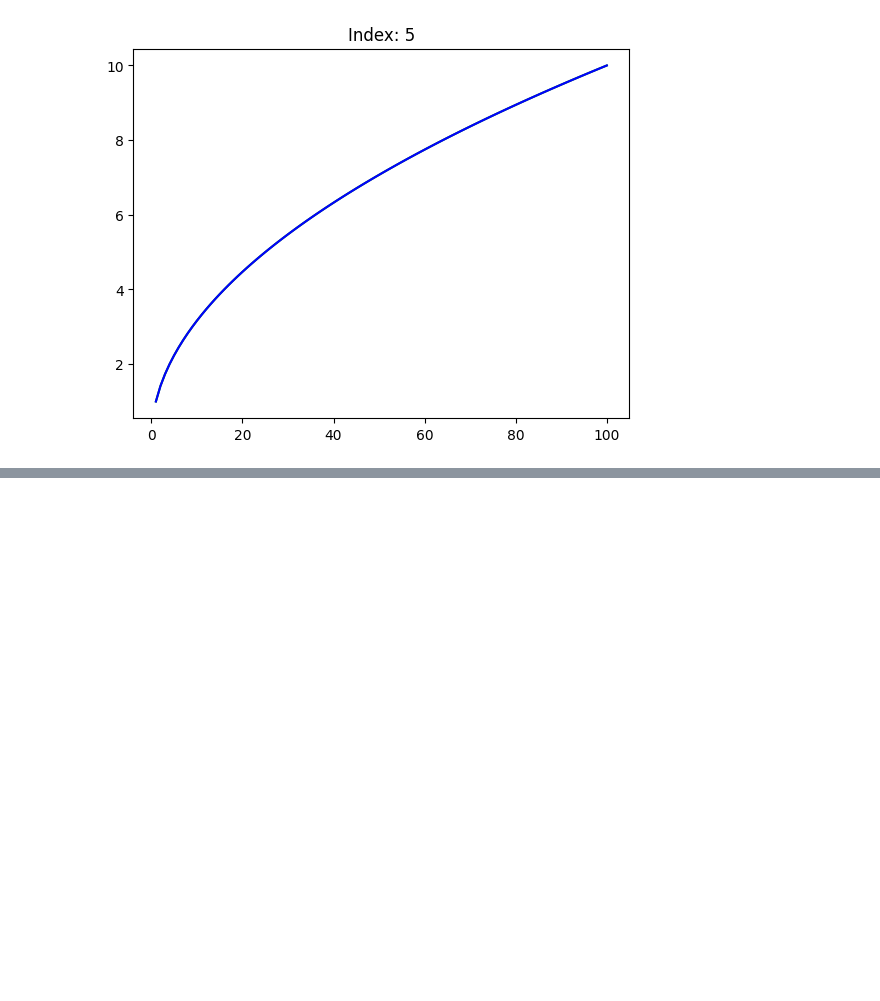
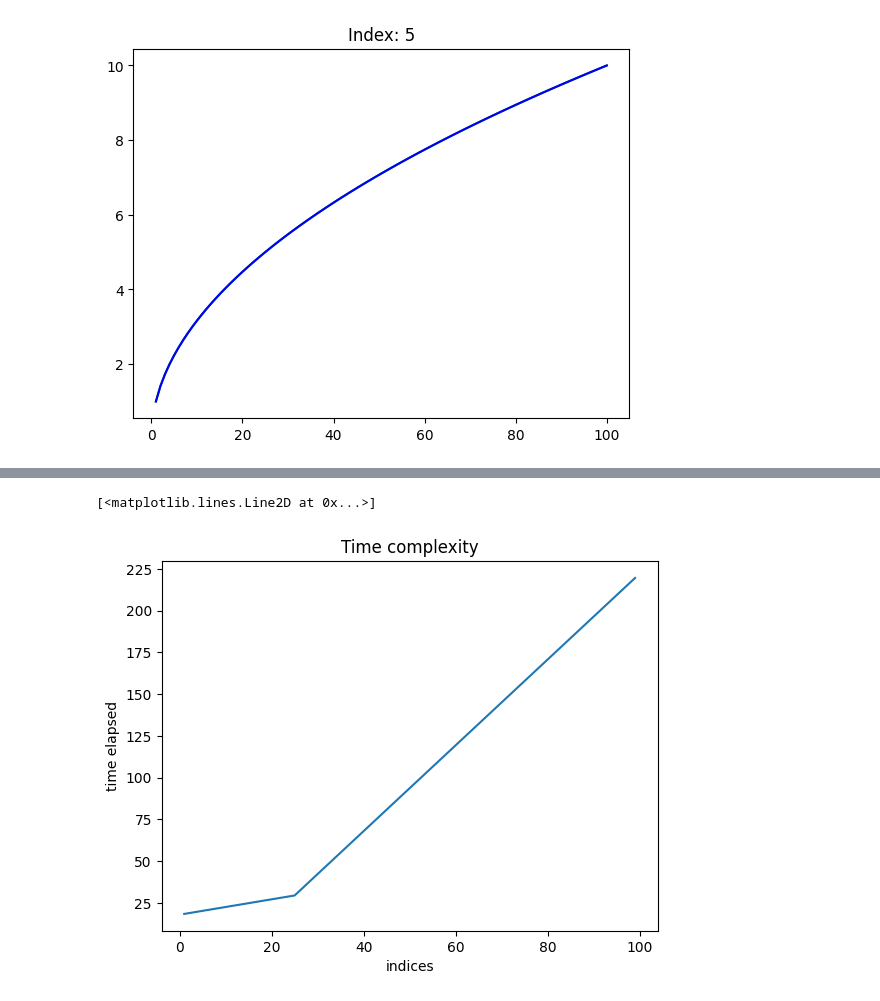
Before and after one commit to galgantar/Inteligentni-sistemi, a Jupyter notebook: seminarska 1/training.ipynb, the cells around one changed output, grey strips where cells are left out. Cells and saved outputs as stored; diff of their text form; code cells hidden in the pictures; blank space fills up the shorter version.

```diff
--- a/seminarska 1/training.ipynb
+++ b/seminarska 1/training.ipynb
@@ -190,0 +588,31 @@ Best fitness -0.0002
+# %%
+dataset_file = "dataset.csv"
+best_models_file = "best_models.pkl"
+
+equation_indices = []
+skip_indices = []
+
+train_params = {
+    'mutation_probability': 1,
+    'keep_elitism': 10,
+    'num_generations': 100
+}
+# %%
+indices = [1, 25, 99]
+time_elapsed = []
+
+for i in indices:
+    equation_indices = [i]
+    skip_indices = []
+    start = time.time()
+    train_on_dataset(equation_indices, skip_indices, dataset_file, best_models_file, train_params, extra_operators=False)
+    end = time.time()
+    time_elapsed.append(end - start)
+
+plt.title("Time complexity")
+plt.xlabel('indices')
+plt.ylabel('time elapsed')
+plt.plot(indices, time_elapsed)
+# %% [output]
+[<matplotlib.lines.Line2D at 0x...>]
+[figure, added]
```
Also changed, not shown: parts of 17 cells of this notebook.
